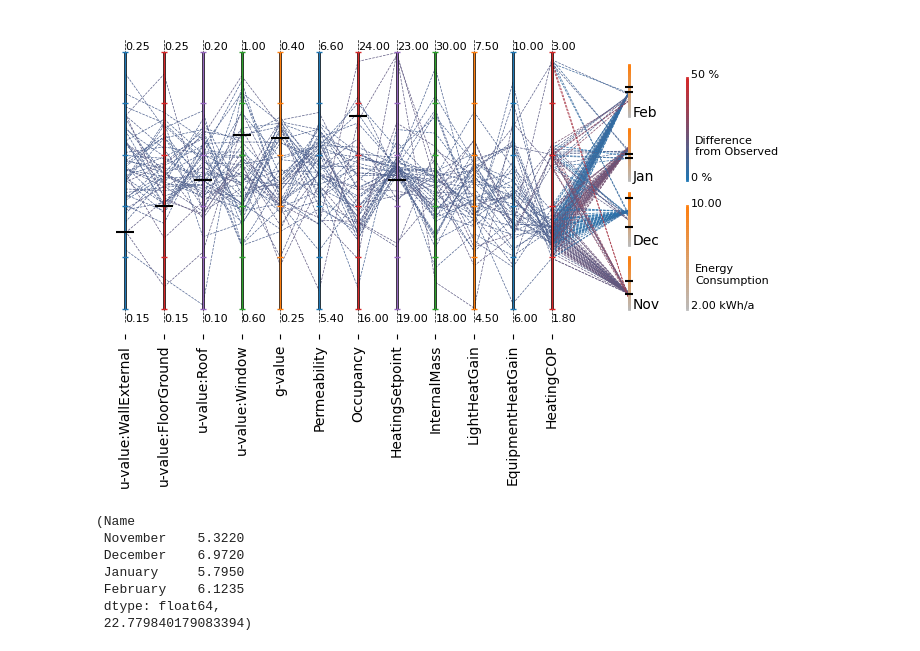
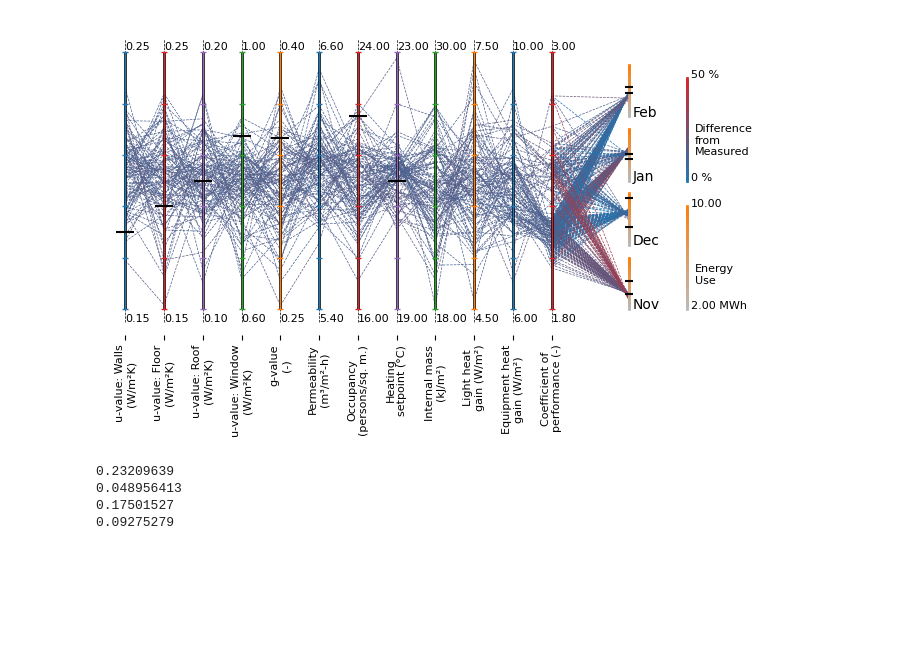
Before and after one commit to manavmahan/EPObjects, a Jupyter notebook: ParameterEstimation.ipynb, the cells around one changed output. Saved outputs shown, nothing was run; the diff lists cells and outputs as text; code cells hidden in the pictures; blank space fills up the shorter version.

```diff
--- a/ParameterEstimation.ipynb
+++ b/ParameterEstimation.ipynb
@@ -54,11 +54,27 @@ class ColorScale:
 # %%
 TestPath = f'{Home}/repos/EPObjects/Tausendpfund/'
 Number = 1
+NumSamples = 100
 pps = ProbabilisticParameters.ReadCsv(f'{TestPath}/Parameters.csv')
 _, Targets = GetRunPeriodsFromFile(f'{TestPath}/Consumption.csv')
+
+names = [
+    "u-value: Walls\n(W/m\u00b2K)",
+    "u-value: Floor\n(W/m\u00b2K)",
+    "u-value: Roof\n(W/m\u00b2K)",
+    "u-value: Window\n(W/m\u00b2K)",
+    "g-value\n(-)",
+    "Permeability\n(m\u00b3/m\u00b2-h)",
+    "Occupancy\n(persons/sq. m.)",
+    "Heating\nsetpoint (\N{DEGREE SIGN}C)",
+    "Internal mass\n(kJ/m\u00b2)",
+    "Light heat\ngain (W/m\u00b2)",
+    "Equipment heat\ngain (W/m\u00b2)",
+    "Coefficient of\nperformance (-)",
+]
 # %%
 pEnergies = []
-for i in range(200):
+for i in range(NumSamples):
     data = pd.read_csv(f'{TestPath}/IDFFiles-{Number}/{i}.csv', index_col=0)
     data.index = range(len(data))
     pEnergies += [EnergyPrediction(None, data)]
@@ -67,7 +83,7 @@ SimulationData = ProbabilisticEnergyPrediction(None, pEnergies)
 Results = SimulationData.Values['Total']
 # %%
 g = GetGenerator(None, 100, list(str(x.Parameter) for x in pps), f'{TestPath}/MLModel-{Number}/Generator', f'{path}/MLModel-{Number}/Regressor.h5', None, None, training=False)
-Combinations = g.Predict(1, numModels=50, mean=False)
+Combinations = g.Predict(1, numModels=NumSamples, mean=False)
 
 r = GetRegressor(None, list(str(x.Parameter) for x in pps), SimulationData.Values['Total'].columns, f'{TestPath}/MLModel-{Number}/Regressor', None, None, training=False)
 _ = r.Predict(Combinations)
@@ -124,59 +147,47 @@ for i, t in enumerate(Targets.values.T[0]):
     for j in range(breaks):
         ax.plot([ResultsStartAt, ResultsStartAt], [i*0.25 + j*0.2/breaks, i*0.25 + (j+1) * 0.2/breaks], lw=2, ls='-', color=ConsumptionScale.Color(j/breaks), zorder=1)
         if i==0:
             ax.plot([ResultsStartAt+1.5, ResultsStartAt+1.5], [i*0.25 + j*0.4/breaks, i*0.25 + (j+1) * 0.4/breaks], lw=2, ls='-', color=ConsumptionScale.Color(j/breaks), zorder=1)
 
-ax.text(ResultsStartAt+1.6, 0, f'{mi:.02f} kWh/a', size=8)
-ax.text(ResultsStartAt+1.7, 0.1, f'Energy\nConsumption', size=8)
+ax.text(ResultsStartAt+1.6, 0, f'{mi:.02f} MWh', size=8)
+ax.text(ResultsStartAt+1.7, 0.1, f'Energy\nUse', size=8)
 ax.text(ResultsStartAt+1.6, 0.4, f'{ma:.02f}', size=8)
 
 for j in range(breaks):
     ax.plot([ResultsStartAt+1.5, ResultsStartAt+1.5], [0.5 + j*0.4/breaks, 0.5 + (j+1) * 0.4/breaks], lw=2, ls='-', color=ErrorScale.Color(j*0.5/breaks), zorder=1)
 
 ax.text(ResultsStartAt+1.6, 0.5, f'0 %', size=8)
-ax.text(ResultsStartAt+1.7, 0.6, f'Difference\nfrom Observed', size=8)
+ax.text(ResultsStartAt+1.7, 0.6, f'Difference\nfrom\nMeasured', size=8)
 ax.text(ResultsStartAt+1.6, 0.9, f'50 %', size=8)
 
 for t in Targets.values.T:
     res = ScalingY(t).numpy() * 0.2
     for i, t in enumerate(res):
         ax.scatter([ResultsStartAt], [i*0.25 + t], marker='_', color='k')
 
 
 # plt.axis('off')
 
 xticks = tuple(x for x in pps)
-ax.set_xticks(range(len(xticks)), labels=[str(x).split(':')[0] if 'u-' not in str(x) else str(x) for x in xticks ], rotation=90)
+ax.set_xticks(range(len(xticks)), labels=names, size=8, rotation=90, horizontalalignment='center', verticalalignment='top')
 ax.set_yticks([])
 ax.set_ylim([-0.1, 1.1])
 ax.set_xlim([-.5, ResultsStartAt+2.5])
 
 ax.spines[['right', 'top', 'left', 'bottom']].set_visible(False)
 
 plt.savefig('test.pdf', bbox_inches='tight')
 # %% [output]
-[figure, old version]
+[figure, new version]
 # %%
-pEnergies = []
-for i in range(200):
-    data = pd.read_csv(f'{TestPath}/IDFFiles-{Number}/{i}.csv', index_col=0)
-    data = data[[c for c in data.columns if 'Energy' in c]]
-    pEnergies += [EnergyPrediction(None, data)]
-
-d = ProbabilisticEnergyPrediction(None, pEnergies)
-results = d.Values['Total']
-
-results.columns = Targets.index
-
-Targets.mean(axis=1), results.mean(axis=0).sum()
+vals = Targets.mean(axis=1)
+for i, m in enumerate(vals):
+    print (np.mean(np.abs(Combinations[f'Predicted_{i}'].values - vals.iloc[i])/vals.iloc[i]))
 # %% [output]
-(Name
- November    5.3220
- December    6.9720
- January     5.7950
- February    6.1235
- dtype: float64,
- 22.779840179083394)
+0.23209639
+0.048956413
+0.17501527
+0.09275279
 # %%
 #half violin plots using seaborn graph
 #upper values: parameter estimation (in results: simulationdata.values)
```
Also changed, not shown: parts of 6 cells of this notebook, 3 other files.
